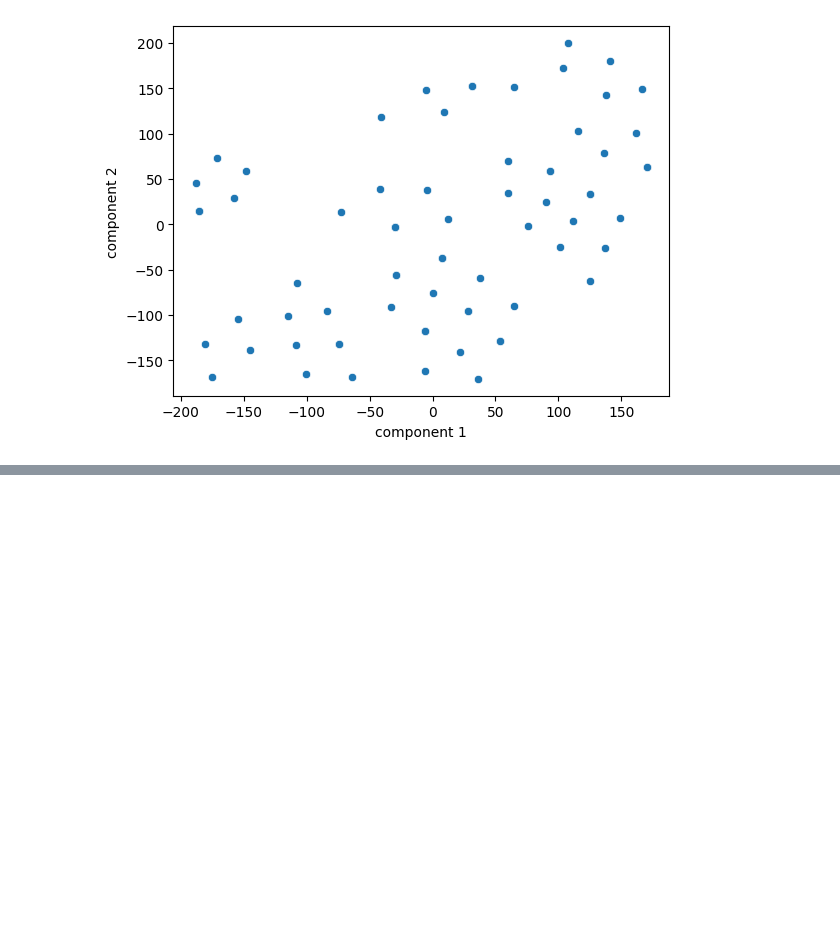
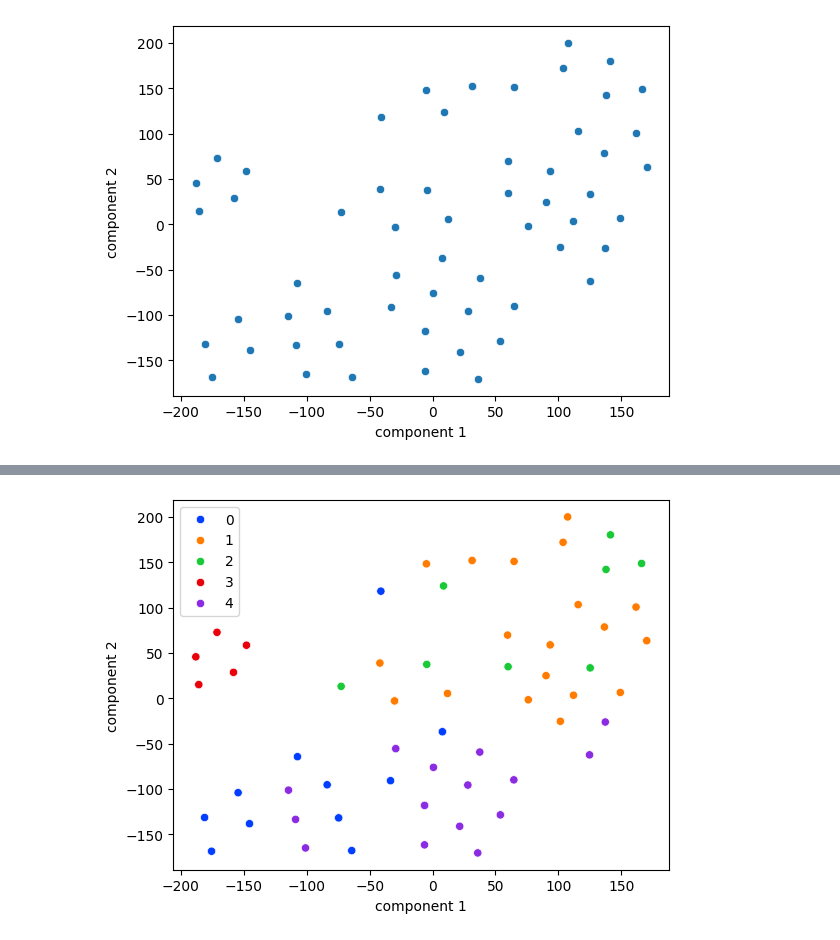
Before and after one commit to MigleSdc/BIT-kursai, a Jupyter notebook: 06_Machine_learning/3_17_lecture.ipynb, the cells around one changed output, grey strips where cells are left out. Saved outputs shown, nothing was run; the diff lists cells and outputs as text; code cells hidden in the pictures; blank space fills up the shorter version.

```diff
--- a/06_Machine_learning/3_17_lecture.ipynb
+++ b/06_Machine_learning/3_17_lecture.ipynb
@@ -571,0 +604,16 @@ fig.show()
+# %%
+# Try the same with the cereal data
+kmeans_cereal = KMeans(n_clusters=5, n_init='auto', random_state=42)
+
+# Fit the model to the data
+kmeans_cereal.fit(cereal_centered)
+
+# Get the cluster labels
+labels_cereal = kmeans_cereal.labels_
+# %%
+# Plot the t-SNE results with colors
+sns.scatterplot(x='component 1',
+                y='component 2',
+                data=df_tsne_cereal, hue=labels_cereal, palette='bright');
+# %% [output]
+[figure, added]
```
Also changed, not shown: parts of 3 cells of this notebook.
